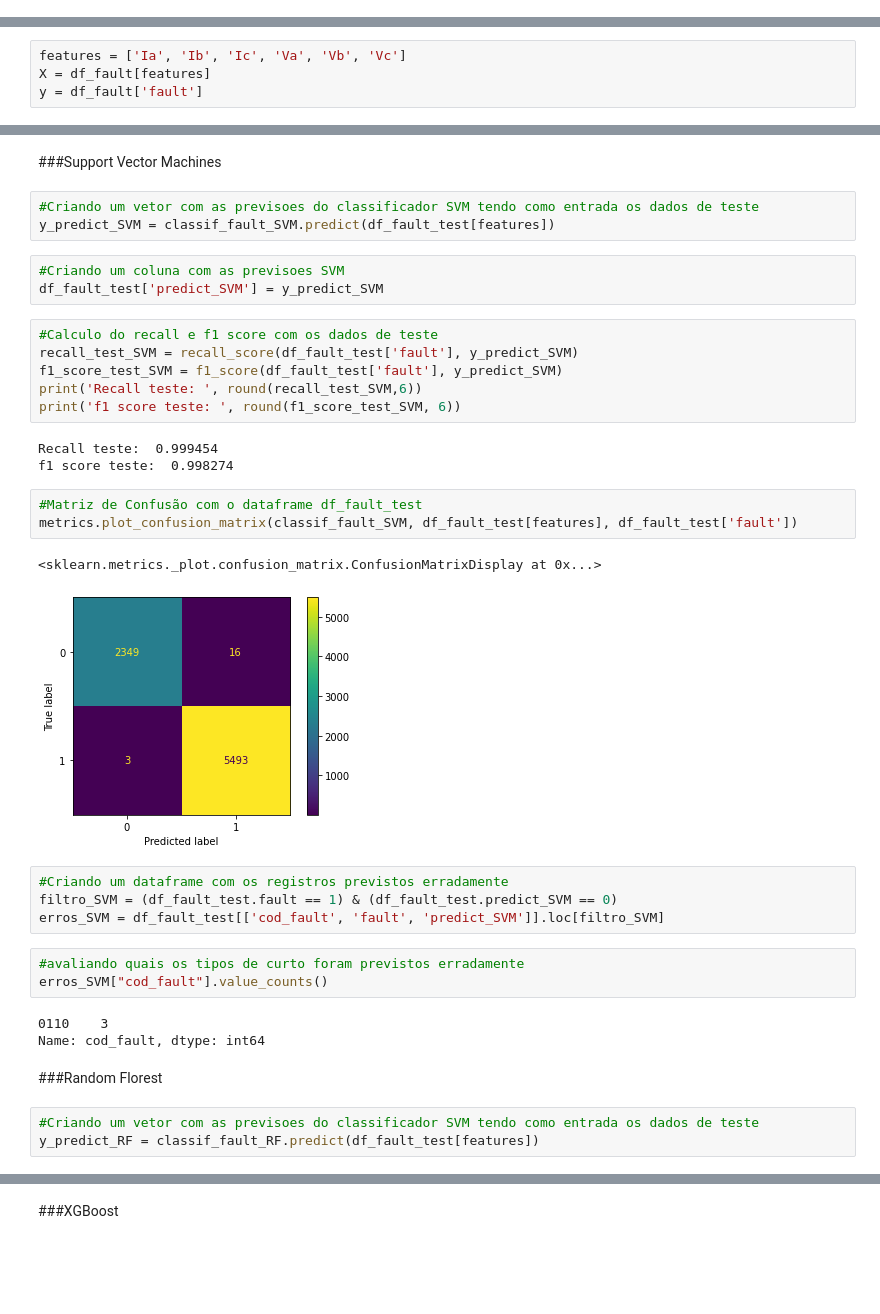
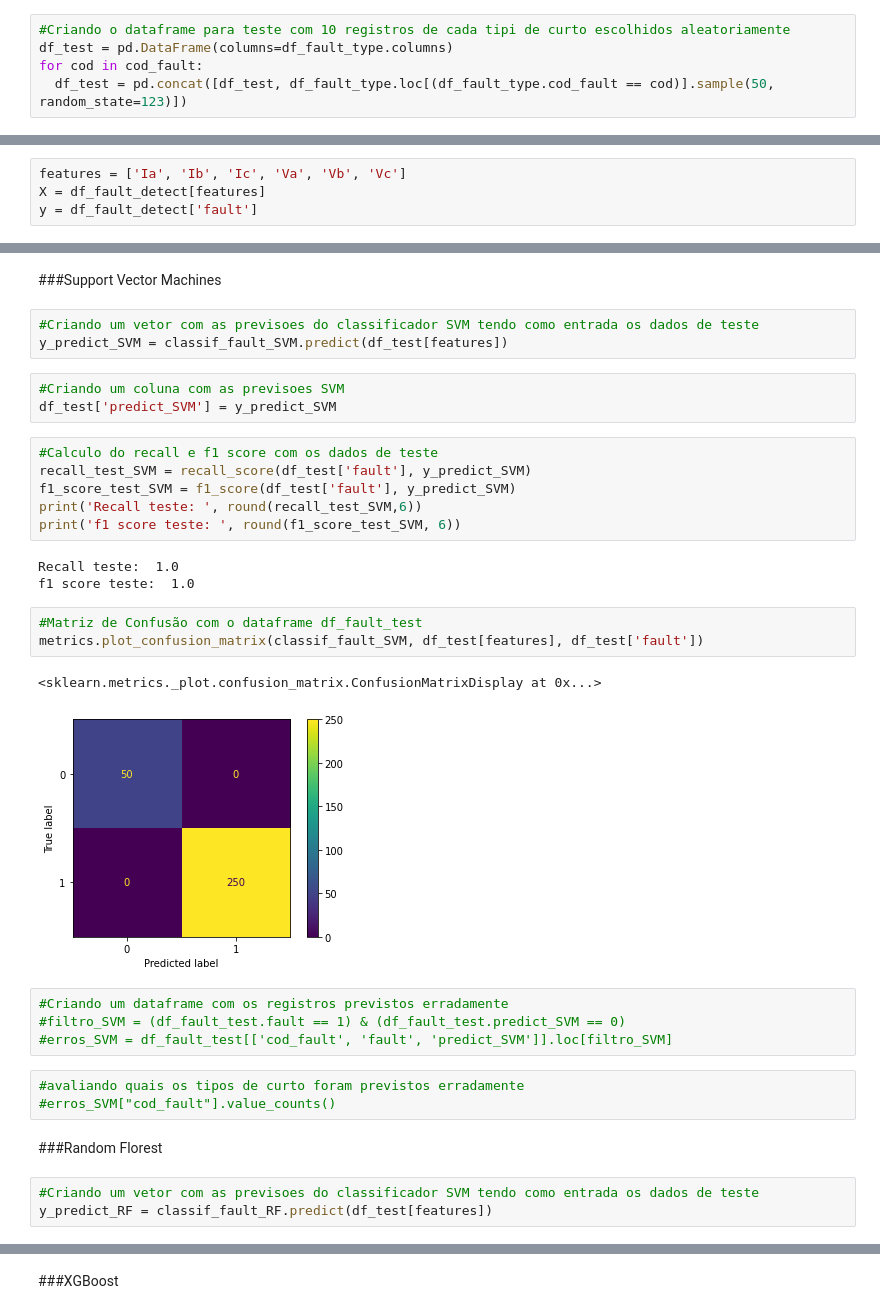
Before and after one commit to romerofernandes/class_fault, a Jupyter notebook: class_fault.ipynb, the cells around one changed output, grey strips where cells are left out. Cells and saved outputs as stored; diff of their text form; blank space fills up the shorter version.

```diff
--- a/class_fault.ipynb
+++ b/class_fault.ipynb
@@ -146,0 +180,5 @@ Valores duplicados: 7861
+# %%
+#Criando o dataframe para teste com 10 registros de cada tipi de curto escolhidos aleatoriamente
+df_test = pd.DataFrame(columns=df_fault_type.columns)
+for cod in cod_fault:
+  df_test = pd.concat([df_test, df_fault_type.loc[(df_fault_type.cod_fault == cod)].sample(50, random_state=123)])
@@ -248,8 +294,8 @@ plt.show()
 ###Preparação
 # %%
 features = ['Ia', 'Ib', 'Ic', 'Va', 'Vb', 'Vc']
-X = df_fault[features]
-y = df_fault['fault']
+X = df_fault_detect[features]
+y = df_fault_detect['fault']
 # %%
 X_train, X_test, y_train, y_test = train_test_split(X, y, test_size=0.25, random_state=123)
 # %% [markdown]
@@ -477,39 +511,36 @@ metrics.plot_confusion_matrix(classif_fault_XGB,X_test,y_test)
 ###Support Vector Machines
 # %%
 #Criando um vetor com as previsoes do classificador SVM tendo como entrada os dados de teste
-y_predict_SVM = classif_fault_SVM.predict(df_fault_test[features])
+y_predict_SVM = classif_fault_SVM.predict(df_test[features])
 # %%
 #Criando um coluna com as previsoes SVM
-df_fault_test['predict_SVM'] = y_predict_SVM
+df_test['predict_SVM'] = y_predict_SVM
 # %%
 #Calculo do recall e f1 score com os dados de teste
-recall_test_SVM = recall_score(df_fault_test['fault'], y_predict_SVM)
-f1_score_test_SVM = f1_score(df_fault_test['fault'], y_predict_SVM)
+recall_test_SVM = recall_score(df_test['fault'], y_predict_SVM)
+f1_score_test_SVM = f1_score(df_test['fault'], y_predict_SVM)
 print('Recall teste: ', round(recall_test_SVM,6))
 print('f1 score teste: ', round(f1_score_test_SVM, 6))
 # %% [output]
-Recall teste:  0.999454
-f1 score teste:  0.998274
+Recall teste:  1.0
+f1 score teste:  1.0
 # %%
 #Matriz de Confusão com o dataframe df_fault_test
-metrics.plot_confusion_matrix(classif_fault_SVM, df_fault_test[features], df_fault_test['fault'])
+metrics.plot_confusion_matrix(classif_fault_SVM, df_test[features], df_test['fault'])
 # %% [output]
 <sklearn.metrics._plot.confusion_matrix.ConfusionMatrixDisplay at 0x...>
-[figure, old version]
+[figure, new version]
 # %%
 #Criando um dataframe com os registros previstos erradamente
-filtro_SVM = (df_fault_test.fault == 1) & (df_fault_test.predict_SVM == 0)
-erros_SVM = df_fault_test[['cod_fault', 'fault', 'predict_SVM']].loc[filtro_SVM]
+#filtro_SVM = (df_fault_test.fault == 1) & (df_fault_test.predict_SVM == 0)
+#erros_SVM = df_fault_test[['cod_fault', 'fault', 'predict_SVM']].loc[filtro_SVM]
 # %%
 #avaliando quais os tipos de curto foram previstos erradamente
-erros_SVM["cod_fault"].value_counts()
+#erros_SVM["cod_fault"].value_counts()
-# %% [output]
-0110    3
-Name: cod_fault, dtype: int64
 # %% [markdown]
 ###Random Florest
 # %%
 #Criando um vetor com as previsoes do classificador SVM tendo como entrada os dados de teste
-y_predict_RF = classif_fault_RF.predict(df_fault_test[features])
+y_predict_RF = classif_fault_RF.predict(df_test[features])
 # %%
 #Criando um coluna com as previsoes SVM
```
Also changed, not shown: parts of 54 cells of this notebook.
